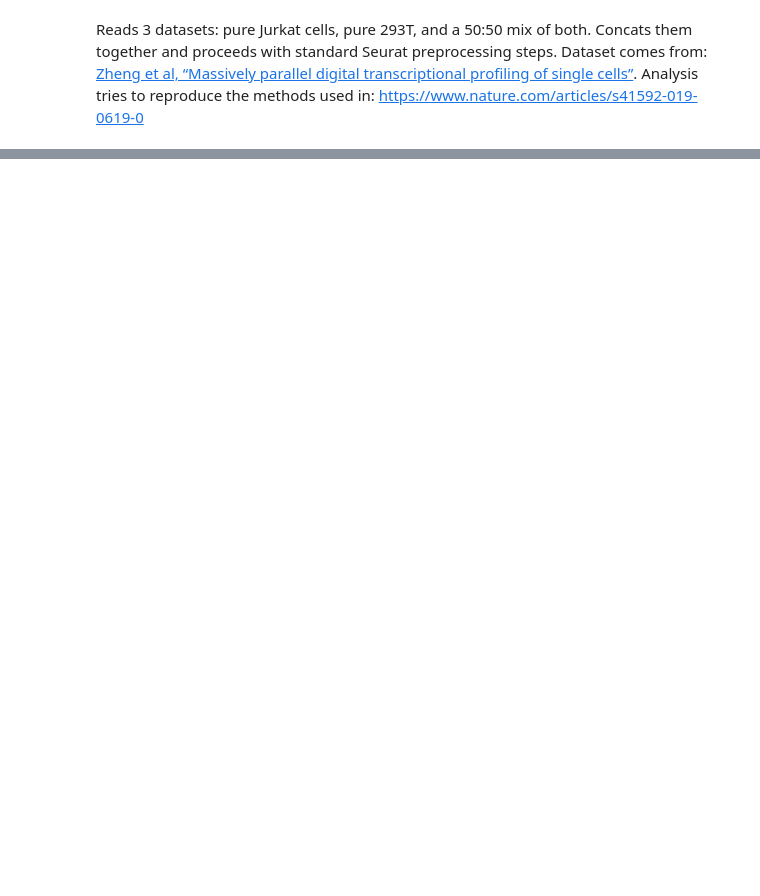
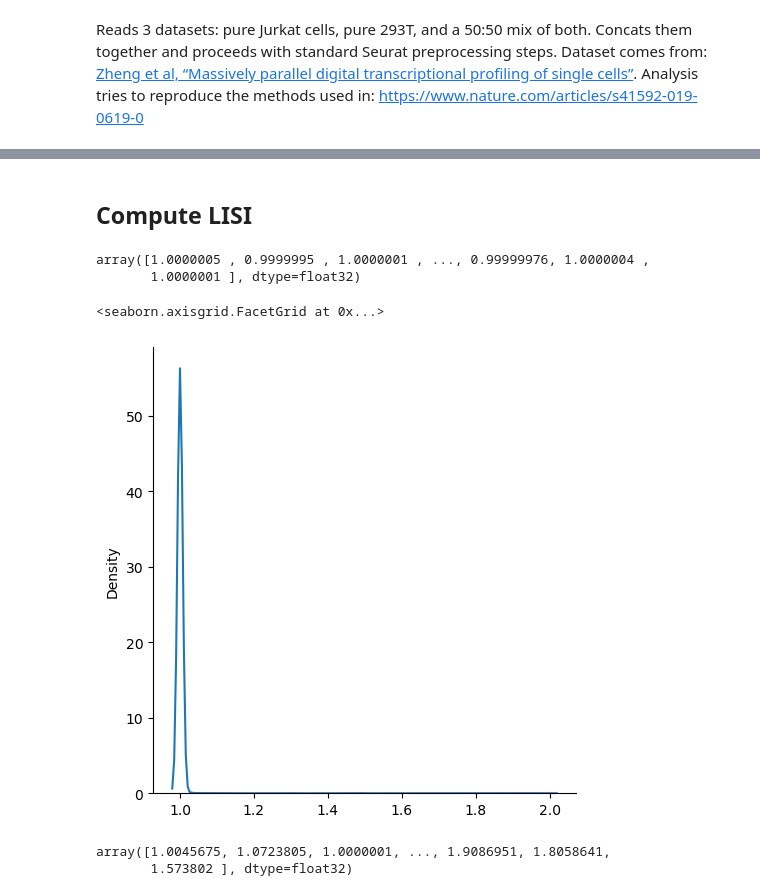
Before and after one commit to annkamsk/mvae, a Jupyter notebook: VAE_with_LISI_benchmark_Jurkat_293T.ipynb, the cells around one changed output, grey strips where cells are left out. Cells and saved outputs as stored; diff of their text form; code cells hidden in the pictures; blank space fills up the shorter version.

```diff
--- a/VAE_with_LISI_benchmark_Jurkat_293T.ipynb
+++ b/VAE_with_LISI_benchmark_Jurkat_293T.ipynb
@@ -107,0 +144,2 @@ sc.pl.umap(adata, color=['dataset'])
+# %% [markdown]
+## Compute LISI
@@ -107,0 +154,20 @@ sc.pl.umap(adata, color=['dataset'])
+# %%
+adata.obs["dataset_id"] = pd.Categorical(
+            pd.factorize(adata.obs.loc[:, "dataset"])[0]
+        )
+# %%
+cell_type_id = torch.ByteTensor(adata.obs["cell_type_id"].values).to("cuda")
+dataset_id = torch.ByteTensor(adata.obs["dataset_id"].values).to("cuda")
+# %%
+cell_type_lisi = compute_lisi(x, cell_type_id, 2)
+# %%
+cell_type_lisi_np = cell_type_lisi.cpu().numpy()
+cell_type_lisi_np
+# %% [output]
+array([1.0000005 , 0.9999995 , 1.0000001 , ..., 0.99999976, 1.0000004 ,
+       1.0000001 ], dtype=float32)
+# %%
+sns.displot(data=cell_type_lisi_np, kind="kde")
+# %% [output]
+<seaborn.axisgrid.FacetGrid at 0x...>
+[figure, added]
@@ -107,0 +176,6 @@ sc.pl.umap(adata, color=['dataset'])
+# %%
+dataset_lisi_np = dataset_lisi.cpu().numpy()
+dataset_lisi_np
+# %% [output]
+array([1.0045675, 1.0723805, 1.0000001, ..., 1.9086951, 1.8058641,
+       1.573802 ], dtype=float32)
```
Also changed, not shown: parts of 48 cells of this notebook, 16 other files.
